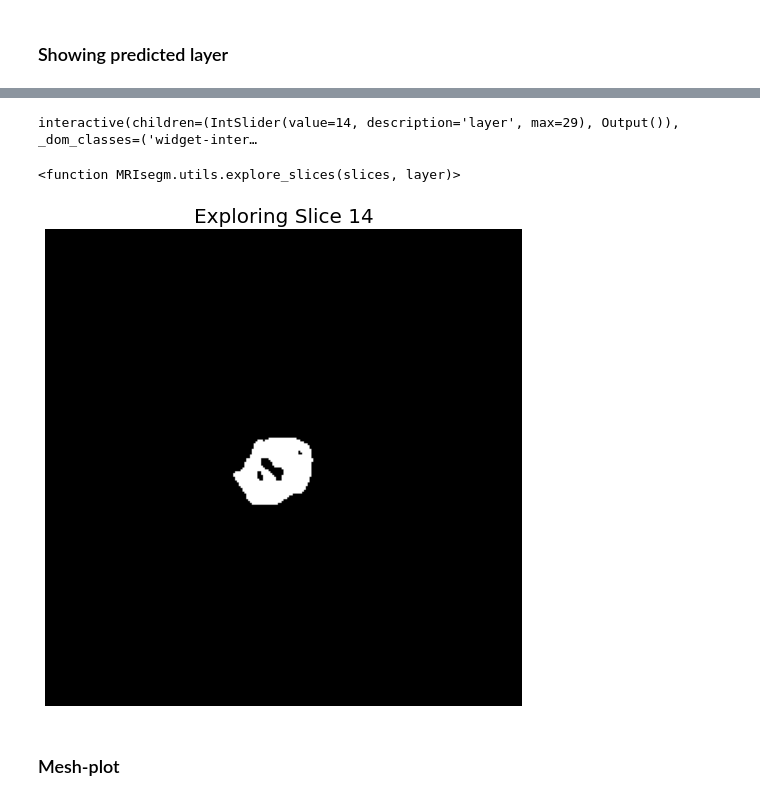
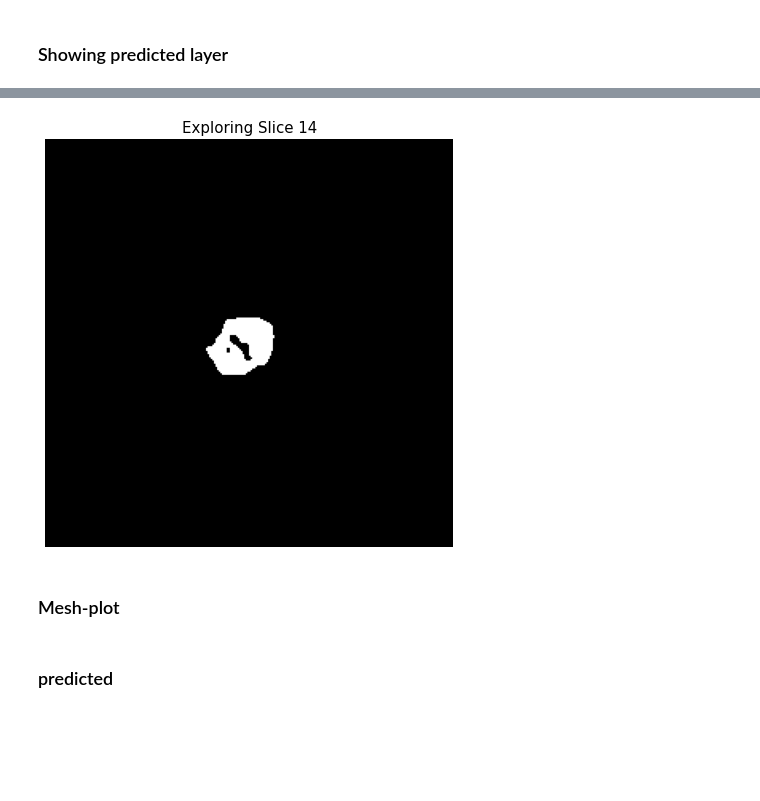
Before and after one commit to giuseppefilitto/img-segm, a Jupyter notebook: notebooks/3D-mesh.ipynb, the cells around one changed output, grey strips where cells are left out. Drawn from its saved outputs; the diff is of its cells as text; code cells hidden in the pictures; blank space fills up the shorter version.

```diff
--- a/notebooks/3D-mesh.ipynb
+++ b/notebooks/3D-mesh.ipynb
@@ -82,9 +108,7 @@ display_images([original, mask, predicted ],figsize=(15,5), titles=['original',
-# %%
-interact(explore_slices, slices=fixed(predicted_images), layer=(0, slices.shape[0]-1) )
-# %% [output]
-interactive(children=(IntSlider(value=14, description='layer', max=29), Output()), _dom_classes=('widget-inter…
-<function MRIsegm.utils.explore_slices(slices, layer)>
-[figure, removed]
+# %%
+explore_slices(slices=predicted_images, layer=14)
+# %% [output]
+[figure, added]
 # %% [markdown]
 ### Mesh-plot
 # %%
@@ -94,3 +121,5 @@ vertices_, faces_,_,_ = marching_cubes(squeezed)
+# %% [markdown]
+### predicted
 # %%
 import meshplot as mp
 mp.plot(vertices_, faces_)
```
Also changed, not shown: parts of 11 cells of this notebook, 1 other file.
